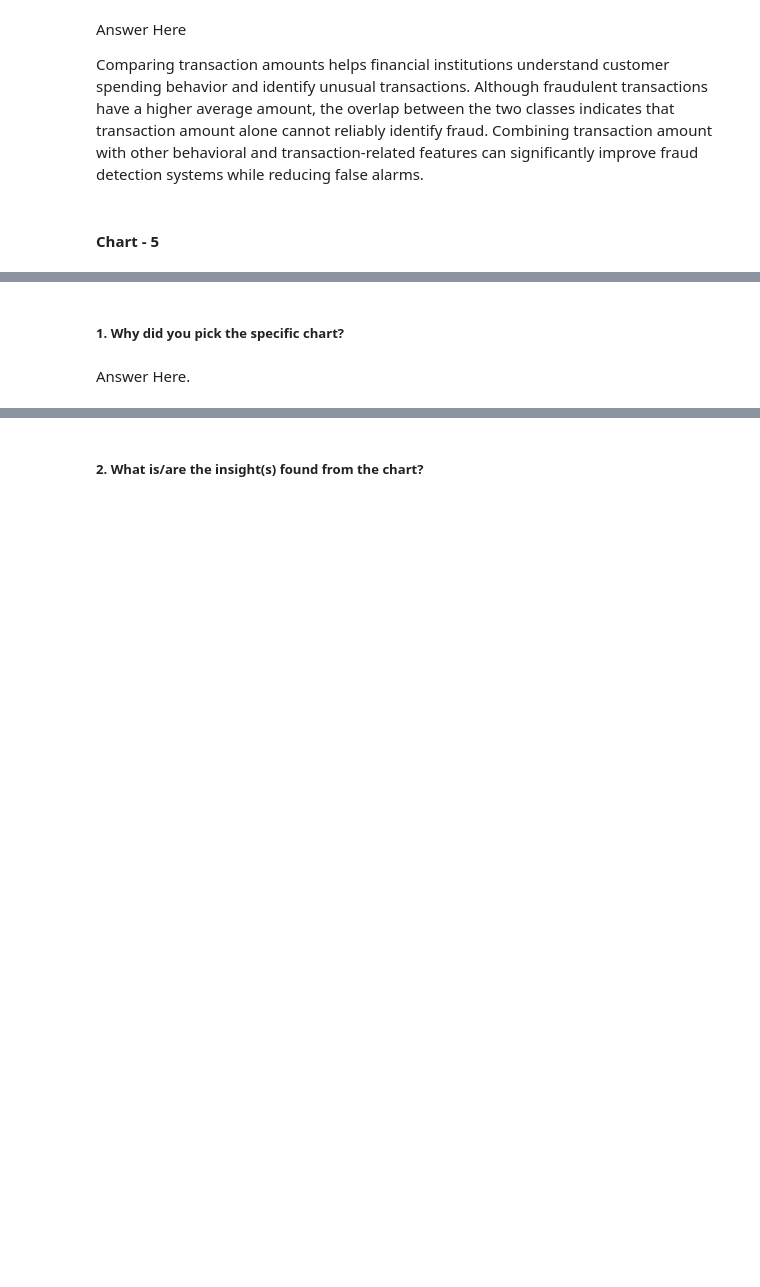
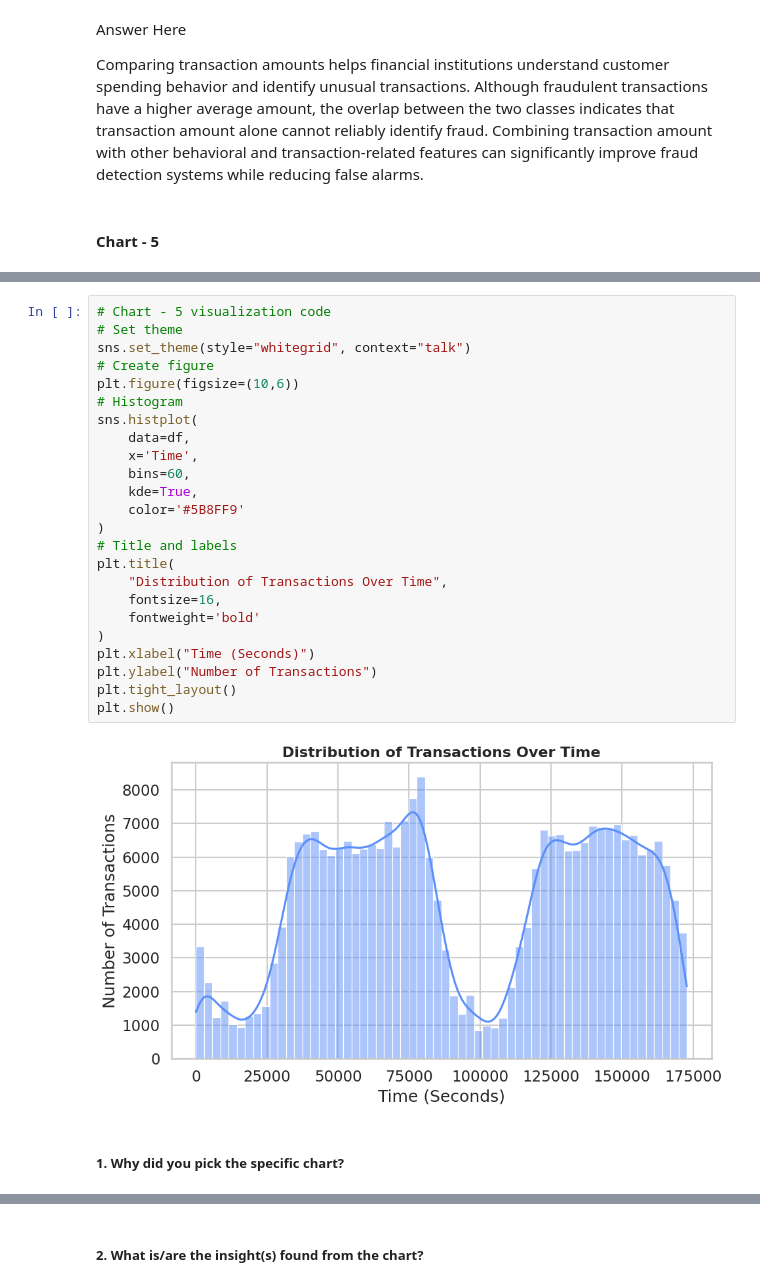
Before and after one commit to Krishna-matic/Credit-Card-Fraud-Detection-EDA, a Jupyter notebook: EDA_Submission_Template(1).ipynb, the cells around one changed output, grey strips where cells are left out. Saved outputs shown, nothing was run; the diff lists cells and outputs as text; blank space fills up the shorter version.

Commit message:
Distribution of Transactions Over Time

```diff
--- a/EDA_Submission_Template(1).ipynb
+++ b/EDA_Submission_Template(1).ipynb
@@ -579,4 +572,28 @@ Comparing transaction amounts helps financial institutions understand customer s
+# %%
+# Chart - 5 visualization code
+# Set theme
+sns.set_theme(style="whitegrid", context="talk")
+# Create figure
+plt.figure(figsize=(10,6))
+# Histogram
+sns.histplot(
+    data=df,
+    x='Time',
+    bins=60,
+    kde=True,
+    color='#5B8FF9'
+)
+# Title and labels
+plt.title(
+    "Distribution of Transactions Over Time",
+    fontsize=16,
+    fontweight='bold'
+)
+plt.xlabel("Time (Seconds)")
+plt.ylabel("Number of Transactions")
+plt.tight_layout()
+plt.show()
+# %% [output]
+[figure, added]
 # %% [markdown]
 ##### 1. Why did you pick the specific chart?
-# %% [markdown]
-Answer Here.
```
Also changed, not shown: parts of 6 cells of this notebook.
